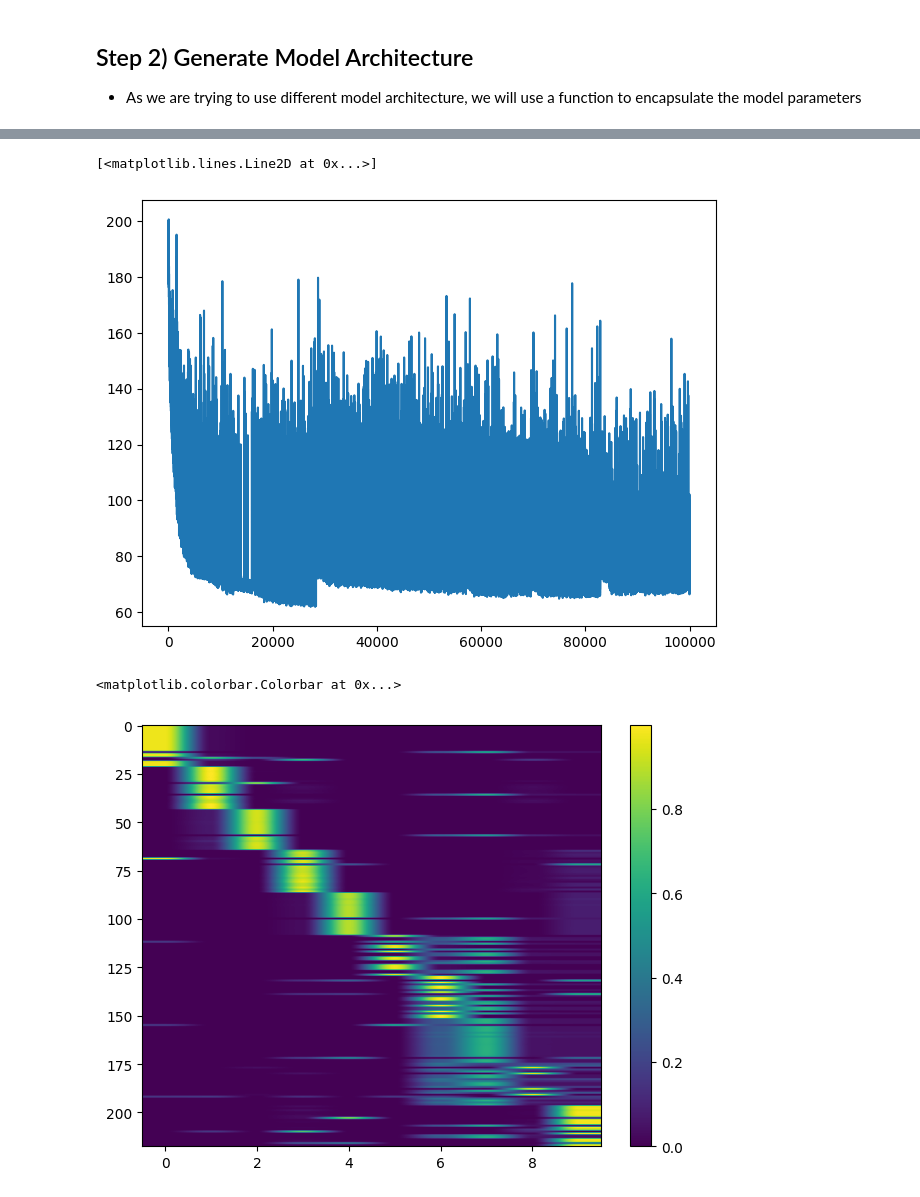
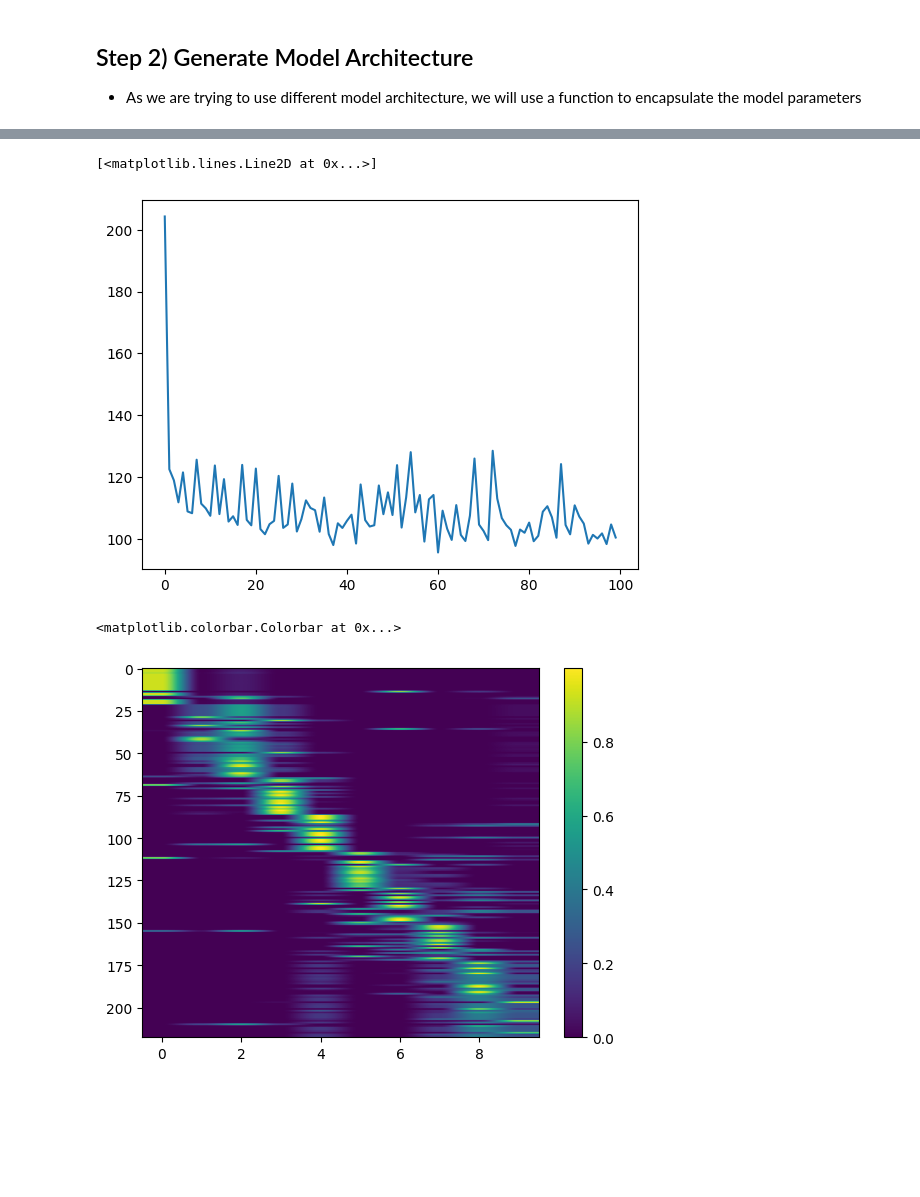
Before and after one commit to Ky-Ng/Vowel-Detection-NN, a Jupyter notebook: lpc_nn.ipynb, the cells around one changed output, grey strips where cells are left out. Saved outputs shown, nothing was run; the diff lists cells and outputs as text; code cells hidden in the pictures; blank space fills up the shorter version.

Commit message:
working training functions, TODO display data

```diff
--- a/lpc_nn.ipynb
+++ b/lpc_nn.ipynb
@@ -100,7 +103,7 @@ def create_lpc_vowel_classifier(
 
         # Layer 2
         torch.nn.Linear(HIDDEN_LAYER_SIZE, ONE_HOT_ENCODING_SIZE),
-        torch.nn.Softmax()
+        torch.nn.Softmax(dim=1)
     )
 
     # Step 2) Create the Stochastic Gradient Descent object
@@ -110,15 +158,17 @@ def create_lpc_vowel_classifier(
 # %%
 # Build NN
-training_tensor = torch.tensor(
-    training_data, dtype=torch.float
-)
+# training_tensor = torch.tensor(
+#     training_data, dtype=torch.float
+# )
 
-ground_truth_tensor = torch.tensor(
-    ground_truth, dtype=torch.float
-)
+# ground_truth_tensor = torch.tensor(
+#     ground_truth, dtype=torch.float
+# )
 
-model, optimizer = create_lpc_vowel_classifier(14, 3, 10, LEARNING_RATE=LEARNING_RATE)
-
+model, optimizer = create_lpc_vowel_classifier(
+    14, 3, 10, LEARNING_RATE=LEARNING_RATE)
+loss_history = train_model(model=model, optimizer=optimizer, training_data=training_data,
+            ground_truth=ground_truth, NUM_EPOCHS=NUM_EPOCHS)
 # torch.nn.Sequential(
 #     # Layer 1
 #     torch.nn.Linear(training_tensor.shape[1], HIDDEN_LAYER_SIZE),
@@ -133,7 +183,6 @@ model, optimizer = create_lpc_vowel_classifier(14, 3, 10, LEARNING_RATE=LEARNING
 #     torch.nn.Softmax()
 # )
 
-loss_function = torch.nn.MSELoss(reduction='sum')
 # loss_function = torch.nn.CrossEntropyLoss(reduction='sum')
 # optimizer = optim.SGD(model.parameters(), lr=LEARNING_RATE)
 loss_values = []
@@ -178,13 +224,13 @@ KeyboardInterrupt:
 # %%
 plt.figure()
-plt.plot(loss_values)
+plt.plot(loss_history)
 # %% [output]
 [<matplotlib.lines.Line2D at 0x...>]
-[figure, old version]
+[figure, new version]
 # %%
-all_predictions = model(training_tensor)
+all_predictions = model(torch.tensor(training_data, dtype=torch.float))
 plt.imshow(all_predictions.detach().numpy(), aspect='auto')
 plt.colorbar()
 # %% [output]
 <matplotlib.colorbar.Colorbar at 0x...>
-[figure, old version]
+[figure, new version]
```
Also changed, not shown: parts of 8 cells of this notebook.
